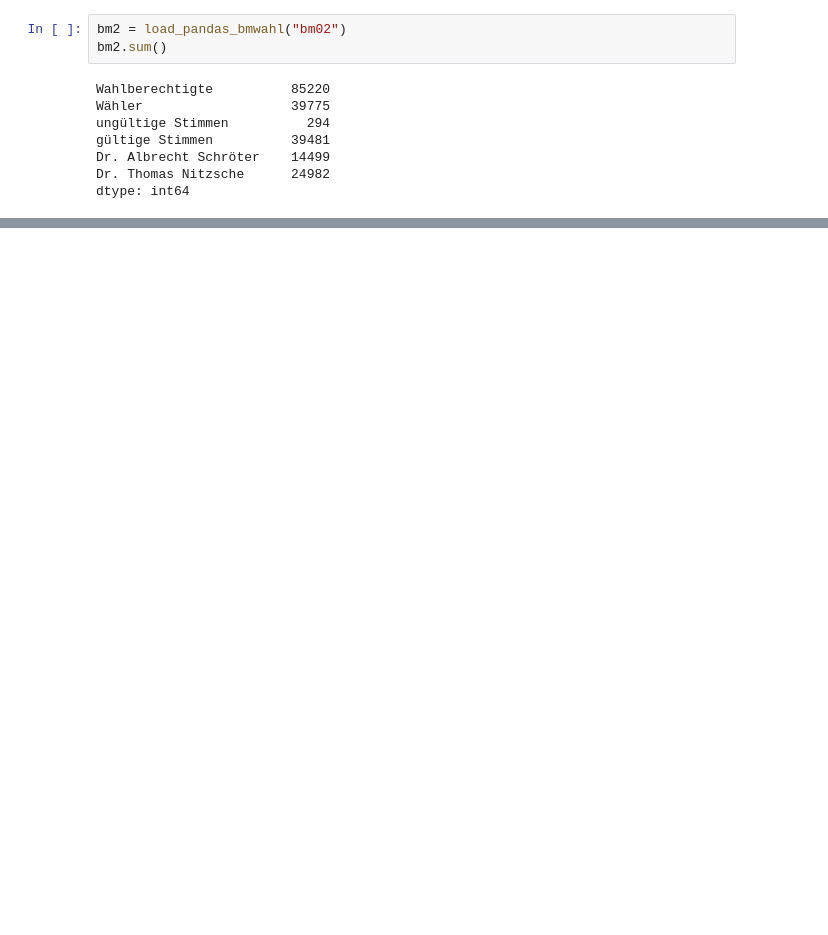
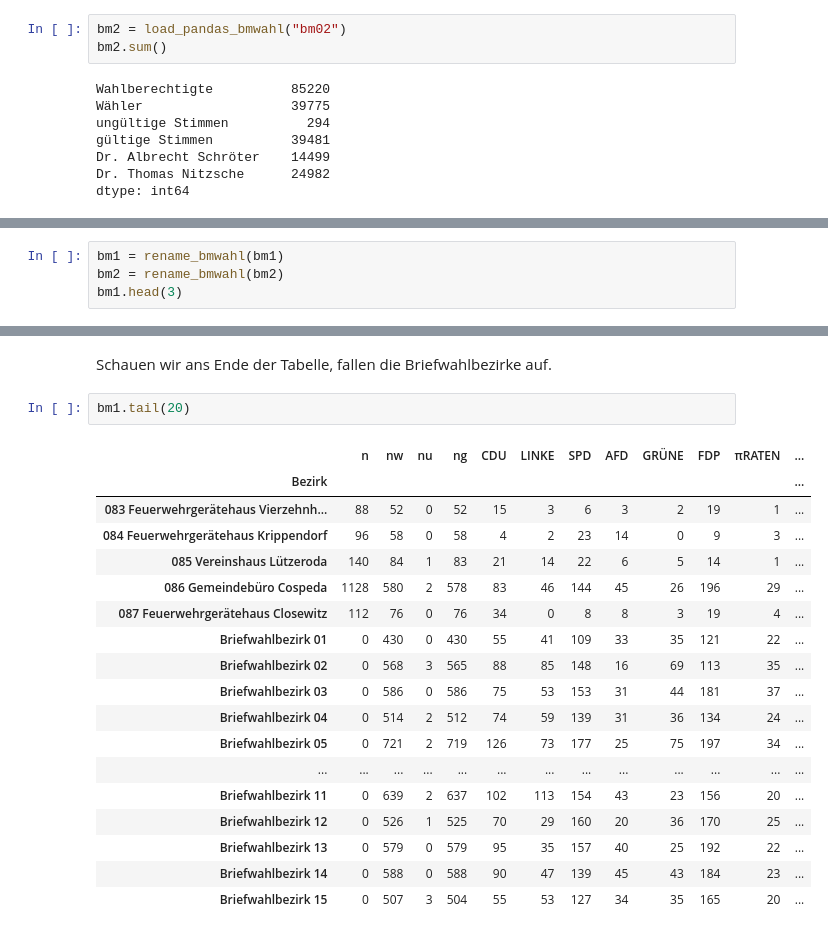
Before and after one commit to defgsus/bm-wahl-18-jena, a Jupyter notebook: src/bm-2018-jena-artikel.ipynb, the cells around one changed output, grey strips where cells are left out. Saved outputs shown, nothing was run; the diff lists cells and outputs as text; blank space fills up the shorter version.

```diff
--- a/src/bm-2018-jena-artikel.ipynb
+++ b/src/bm-2018-jena-artikel.ipynb
@@ -67,0 +72,4 @@ dtype: int64
+# %%
+bm1 = rename_bmwahl(bm1)
+bm2 = rename_bmwahl(bm2)
+bm1.head(3)
@@ -67,0 +86,23 @@ dtype: int64
+# %% [markdown]
+Schauen wir ans Ende der Tabelle, fallen die Briefwahlbezirke auf.
+# %%
+bm1.tail(20)
+# %% [output]
+|  | n | nw | nu | ng | CDU | LINKE | SPD | AFD | GRÜNE | FDP | πRATEN | ... |
+| Bezirk |  |  |  |  |  |  |  |  |  |  |  | ... |
+| 083 Feuerwehrgerätehaus Vierzehnh... | 88 | 52 | 0 | 52 | 15 | 3 | 6 | 3 | 2 | 19 | 1 | ... |
+| 084 Feuerwehrgerätehaus Krippendorf | 96 | 58 | 0 | 58 | 4 | 2 | 23 | 14 | 0 | 9 | 3 | ... |
+| 085 Vereinshaus Lützeroda | 140 | 84 | 1 | 83 | 21 | 14 | 22 | 6 | 5 | 14 | 1 | ... |
+| 086 Gemeindebüro Cospeda | 1128 | 580 | 2 | 578 | 83 | 46 | 144 | 45 | 26 | 196 | 29 | ... |
+| 087 Feuerwehrgerätehaus Closewitz | 112 | 76 | 0 | 76 | 34 | 0 | 8 | 8 | 3 | 19 | 4 | ... |
+| Briefwahlbezirk 01 | 0 | 430 | 0 | 430 | 55 | 41 | 109 | 33 | 35 | 121 | 22 | ... |
+| Briefwahlbezirk 02 | 0 | 568 | 3 | 565 | 88 | 85 | 148 | 16 | 69 | 113 | 35 | ... |
+| Briefwahlbezirk 03 | 0 | 586 | 0 | 586 | 75 | 53 | 153 | 31 | 44 | 181 | 37 | ... |
+| Briefwahlbezirk 04 | 0 | 514 | 2 | 512 | 74 | 59 | 139 | 31 | 36 | 134 | 24 | ... |
+| Briefwahlbezirk 05 | 0 | 721 | 2 | 719 | 126 | 73 | 177 | 25 | 75 | 197 | 34 | ... |
+| ... | ... | ... | ... | ... | ... | ... | ... | ... | ... | ... | ... | ... |
+| Briefwahlbezirk 11 | 0 | 639 | 2 | 637 | 102 | 113 | 154 | 43 | 23 | 156 | 20 | ... |
+| Briefwahlbezirk 12 | 0 | 526 | 1 | 525 | 70 | 29 | 160 | 20 | 36 | 170 | 25 | ... |
+| Briefwahlbezirk 13 | 0 | 579 | 0 | 579 | 95 | 35 | 157 | 40 | 25 | 192 | 22 | ... |
+| Briefwahlbezirk 14 | 0 | 588 | 0 | 588 | 90 | 47 | 139 | 45 | 43 | 184 | 23 | ... |
+| Briefwahlbezirk 15 | 0 | 507 | 3 | 504 | 55 | 53 | 127 | 34 | 35 | 165 | 20 | ... |
```
Also changed, not shown: parts of 23 cells of this notebook, 4 other files.
